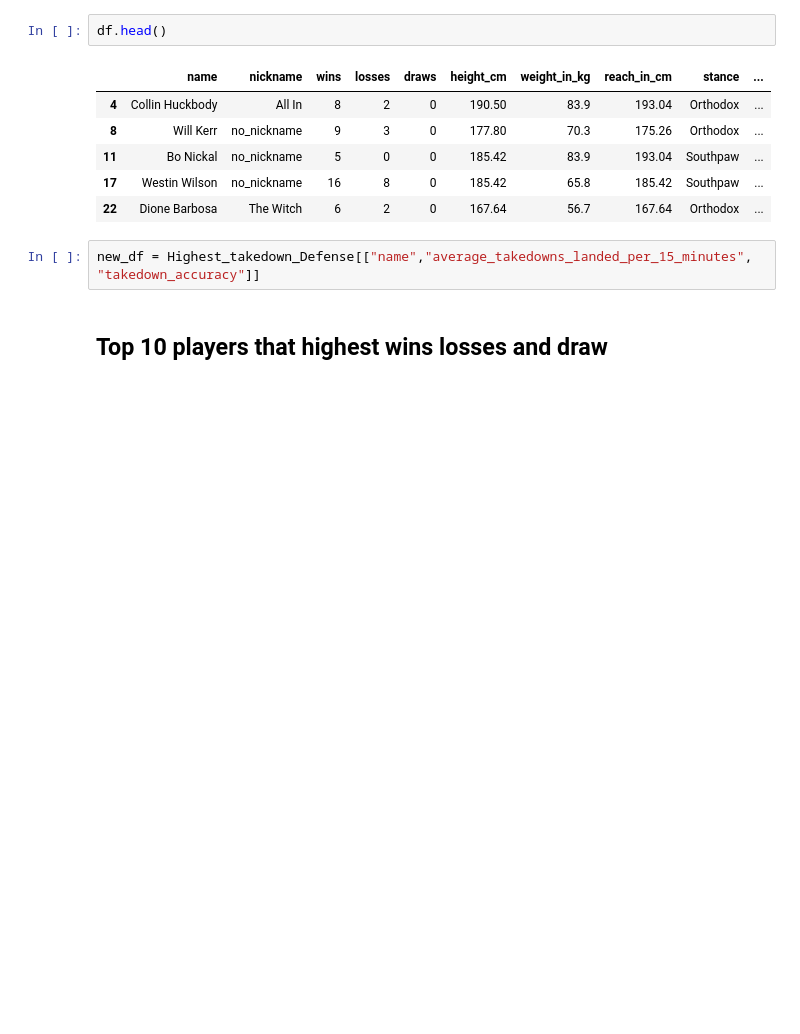
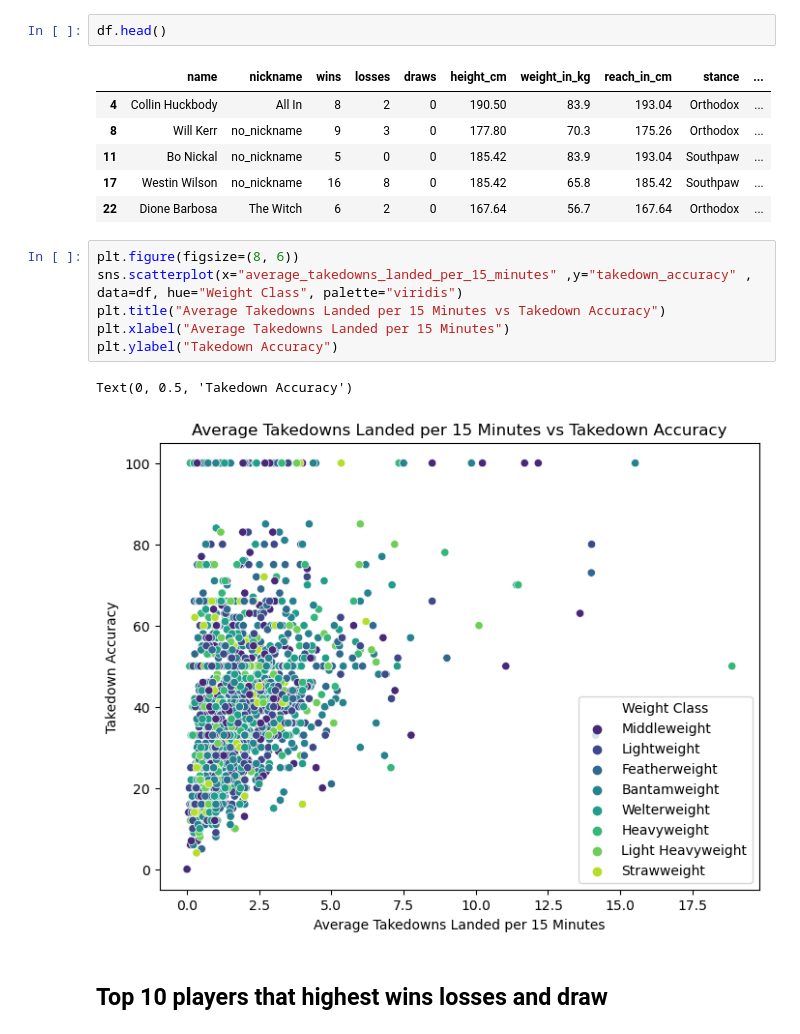
Before and after one commit to chanupadeshan/UFC-Fighters-Statistics-2024, a Jupyter notebook: main.ipynb, the cells around one changed output. Cells and saved outputs as stored; diff of their text form; blank space fills up the shorter version.

Commit message:
Average Takedowns Landed per 15 Minutes vs Takedown Accuracy

```diff
--- a/main.ipynb
+++ b/main.ipynb
@@ -473,8 +473,15 @@ df.head()
 | 11 | Bo Nickal | no_nickname | 5 | 0 | 0 | 185.42 | 83.9 | 193.04 | Southpaw | ... |
 | 17 | Westin Wilson | no_nickname | 16 | 8 | 0 | 185.42 | 65.8 | 185.42 | Southpaw | ... |
 | 22 | Dione Barbosa | The Witch | 6 | 2 | 0 | 167.64 | 56.7 | 167.64 | Orthodox | ... |
-# %%
-new_df = Highest_takedown_Defense[["name","average_takedowns_landed_per_15_minutes", "takedown_accuracy"]]
+# %%
+plt.figure(figsize=(8, 6))
+sns.scatterplot(x="average_takedowns_landed_per_15_minutes" ,y="takedown_accuracy" , data=df, hue="Weight Class", palette="viridis")
+plt.title("Average Takedowns Landed per 15 Minutes vs Takedown Accuracy")
+plt.xlabel("Average Takedowns Landed per 15 Minutes")
+plt.ylabel("Takedown Accuracy")
+# %% [output]
+Text(0, 0.5, 'Takedown Accuracy')
+[figure, added]
 # %% [markdown]
 ## **Top 10 players that highest wins losses and draw**
 # %% [markdown]
```
